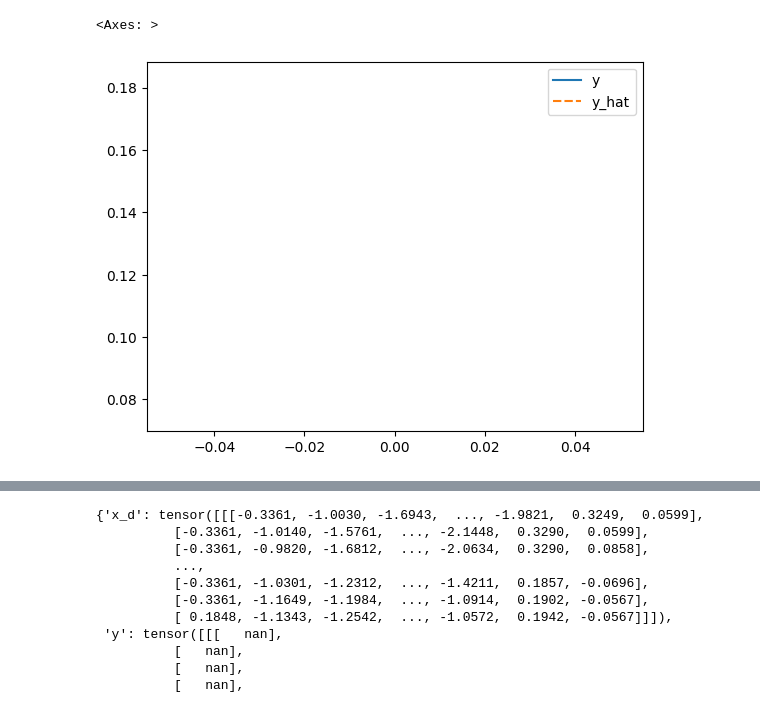
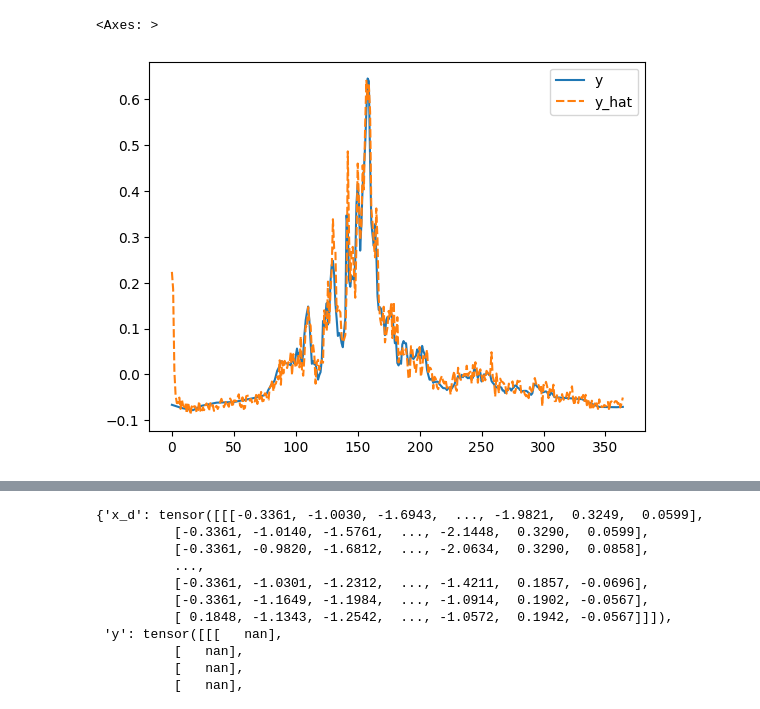
Before and after one commit to parcefal99/flood-prediction, a Jupyter notebook: ML/tmp.ipynb, the cells around one changed output, grey strips where cells are left out. Cells and saved outputs as stored; diff of their text form; code cells hidden in the pictures.

```diff
--- a/ML/tmp.ipynb
+++ b/ML/tmp.ipynb
@@ -81,0 +104,4 @@ The following basins had not enough valid target values to calculate a standard
+# %%
+mean: np.ndarray = ds.scaler["xarray_feature_center"]["discharge"].data
+std: np.ndarray = ds.scaler["xarray_feature_scale"]["discharge"].data
+mean, std
@@ -82,3 +198,4 @@ The following basins had not enough valid target values to calculate a standard
 # %%
-data = next(iter(loader))
-pred = model(data)
+data = next(iter(loader), 2)
+x = model.pre_model_hook(data, is_train=False)
+x["y"].shape
@@ -92,0 +214,4 @@ data["y"].squeeze(0, -1).detach().numpy().shape
+# %%
+for i, data in enumerate(loader):
+    if i == 365:
+        x = data
@@ -92,0 +220,3 @@ data["y"].squeeze(0, -1).detach().numpy().shape
+# %%
+y = model(x)
+y["y_hat"]
@@ -93,10 +271,10 @@ data["y"].squeeze(0, -1).detach().numpy().shape
 # %%
 df = pd.DataFrame({
-    "y": data["y"].squeeze(0, -1).detach().numpy(),
-    "y_hat": pred["y_hat"].squeeze(0, -1).detach().numpy(),
+    "y": x["y"].squeeze(0, -1).detach().numpy(),
+    "y_hat": y["y_hat"].squeeze(0, -1).detach().numpy(),
 })
 
 sns.lineplot(df)
 # %% [output]
 <Axes: >
-[figure, old version]
+[figure, new version]
```
Also changed, not shown: parts of 36 cells of this notebook, 4 other files.
